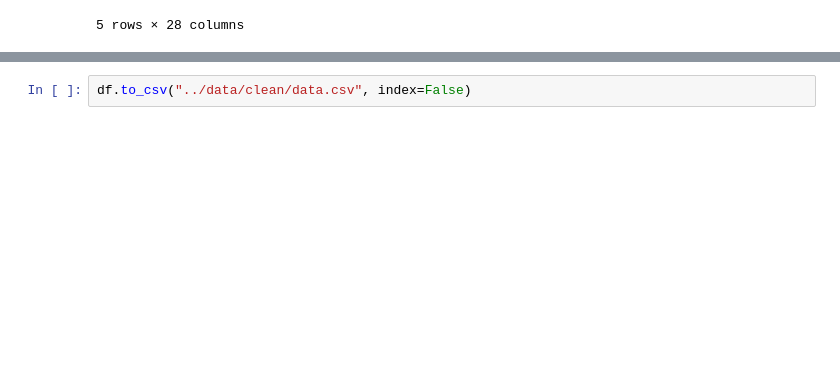
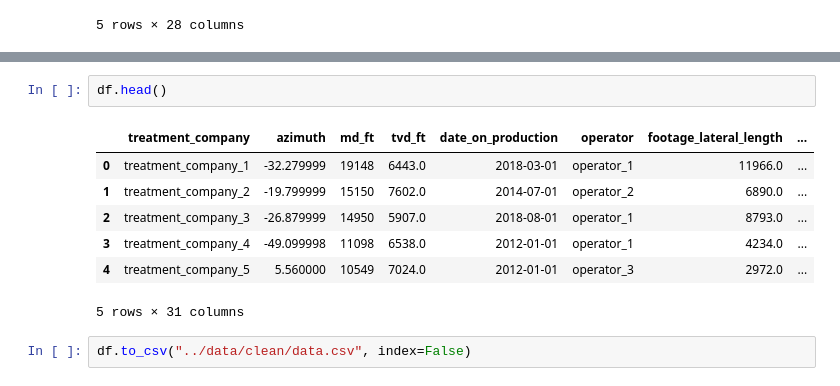
Before and after one commit to samuelcastan/predicting-gas-production, a Jupyter notebook: notebooks/basic_cleaning.ipynb, the cells around one changed output, grey strips where cells are left out. Drawn from its saved outputs; the diff is of its cells as text; blank space fills up the shorter version.

```diff
--- a/notebooks/basic_cleaning.ipynb
+++ b/notebooks/basic_cleaning.ipynb
@@ -89,2 +91,12 @@ memory usage: 218.9+ KB
+# %%
+df.head()
+# %% [output]
+|  | treatment_company | azimuth | md_ft | tvd_ft | date_on_production | operator | footage_lateral_length | ... |
+| 0 | treatment_company_1 | -32.279999 | 19148 | 6443.0 | 2018-03-01 | operator_1 | 11966.0 | ... |
+| 1 | treatment_company_2 | -19.799999 | 15150 | 7602.0 | 2014-07-01 | operator_2 | 6890.0 | ... |
+| 2 | treatment_company_3 | -26.879999 | 14950 | 5907.0 | 2018-08-01 | operator_1 | 8793.0 | ... |
+| 3 | treatment_company_4 | -49.099998 | 11098 | 6538.0 | 2012-01-01 | operator_1 | 4234.0 | ... |
+| 4 | treatment_company_5 | 5.560000 | 10549 | 7024.0 | 2012-01-01 | operator_3 | 2972.0 | ... |
+5 rows × 31 columns
 # %%
 df.to_csv("../data/clean/data.csv", index=False)
```
Also changed, not shown: parts of 7 cells of this notebook, 2 other files.
